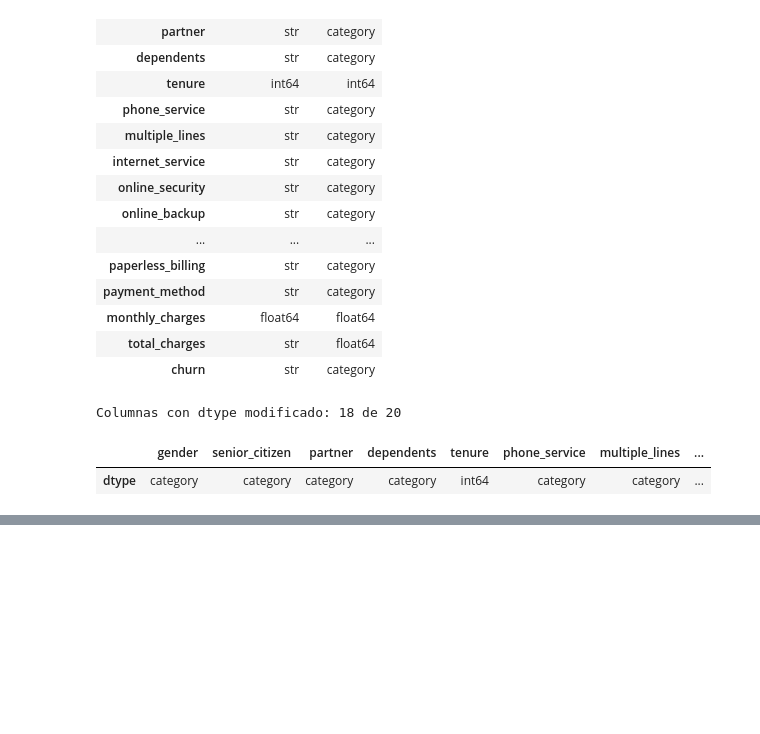
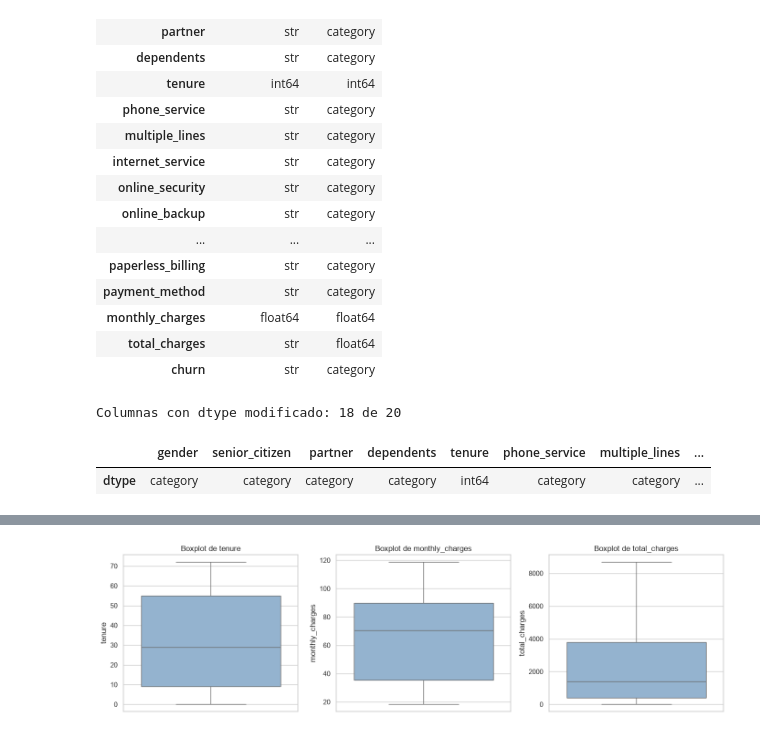
Before and after one commit to arielzamora/tpi-analisis-de-datos, a Jupyter notebook: notebooks/01_prep.ipynb, the cells around one changed output, grey strips where cells are left out. Drawn from its saved outputs; the diff is of its cells as text; code cells hidden in the pictures; blank space fills up the shorter version.

```diff
--- a/notebooks/01_prep.ipynb
+++ b/notebooks/01_prep.ipynb
@@ -480,0 +490,10 @@ Columnas con dtype modificado: 18 de 20
+# %%
+variables_numericas = ["tenure", "monthly_charges", "total_charges"]  # las tres variables cuantitativas originales
+figura, ejes = plt.subplots(1, 3, figsize=(14, 4))  # crea una figura con 1 fila y 3 gráficos; devuelve la figura y la lista de ejes
+for eje, columna in zip(ejes, variables_numericas):  # zip empareja cada eje con su variable (como recorrer dos listas en paralelo)
+    sns.boxplot(y=df[columna], ax=eje, color="#8ab4d9")  # dibuja el boxplot de la columna en ese eje
+    eje.set_title(f"Boxplot de {columna}")  # título del gráfico
+plt.tight_layout()  # acomoda los gráficos para que no se superpongan
+plt.show()  # muestra la figura
+# %% [output]
+[figure, added]
```
Also changed, not shown: parts of 3 cells of this notebook.
